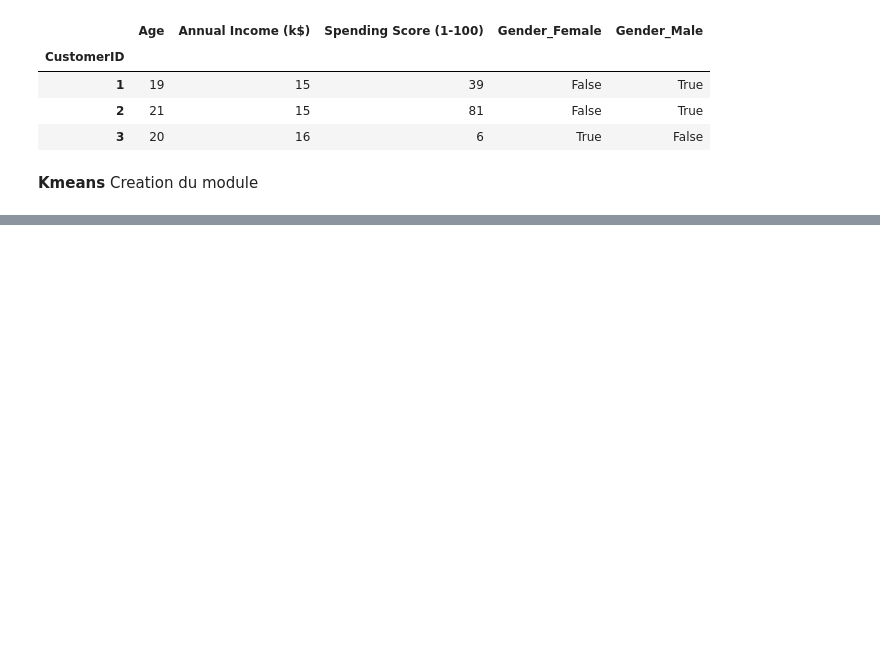
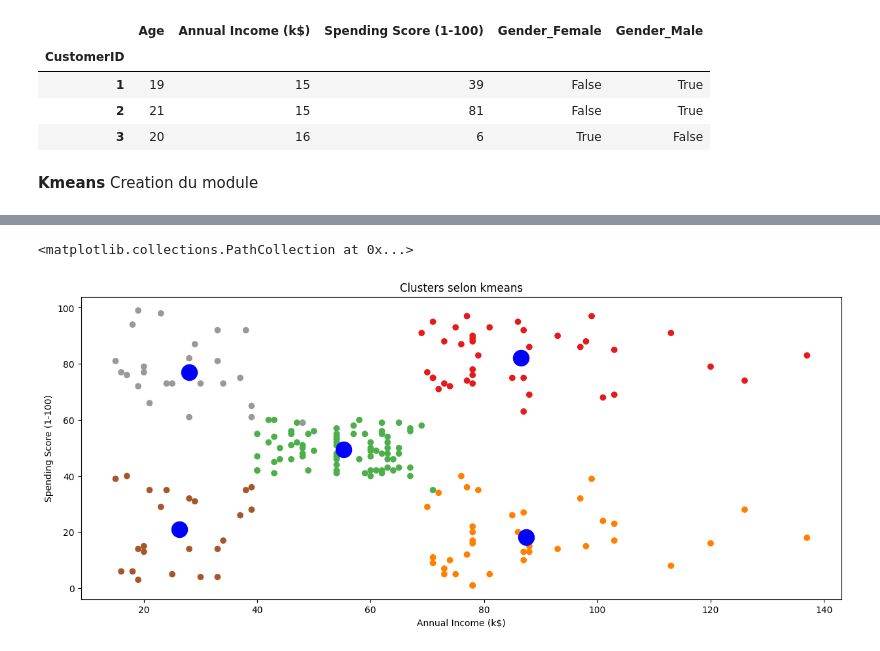
Before and after one commit to douglas-t/acs-community-deployment, a Jupyter notebook: clursering_kmeans.ipynb, the cells around one changed output, grey strips where cells are left out. Drawn from its saved outputs; the diff is of its cells as text; code cells hidden in the pictures; blank space fills up the shorter version.

```diff
--- a/clursering_kmeans.ipynb
+++ b/clursering_kmeans.ipynb
@@ -172,0 +170,13 @@ plt.scatter(data_mall.iloc[:,1], data_mall.iloc[:,2], c=modelKM_5.labels_.astype
+# %%
+plt.figure(figsize=(15,6))
+plt.xlabel('Annual Income (k$)')
+plt.ylabel('Spending Score (1-100)')
+plt.title('Clusters selon kmeans')
+plt.scatter(data_mall.iloc[:,1], data_mall.iloc[:,2], c=modelKM_5.labels_.astype(float),cmap=plt.cm.Set1)
+#Ajouter le centre du cluster
+plt.scatter(modelKM_5.cluster_centers_[:,1],
+            modelKM_5.cluster_centers_[:,2], s=300,
+            c='blue', label='Centroids')
+# %% [output]
+<matplotlib.collections.PathCollection at 0x...>
+[figure, added]
```
Also changed, not shown: parts of 7 cells of this notebook.
